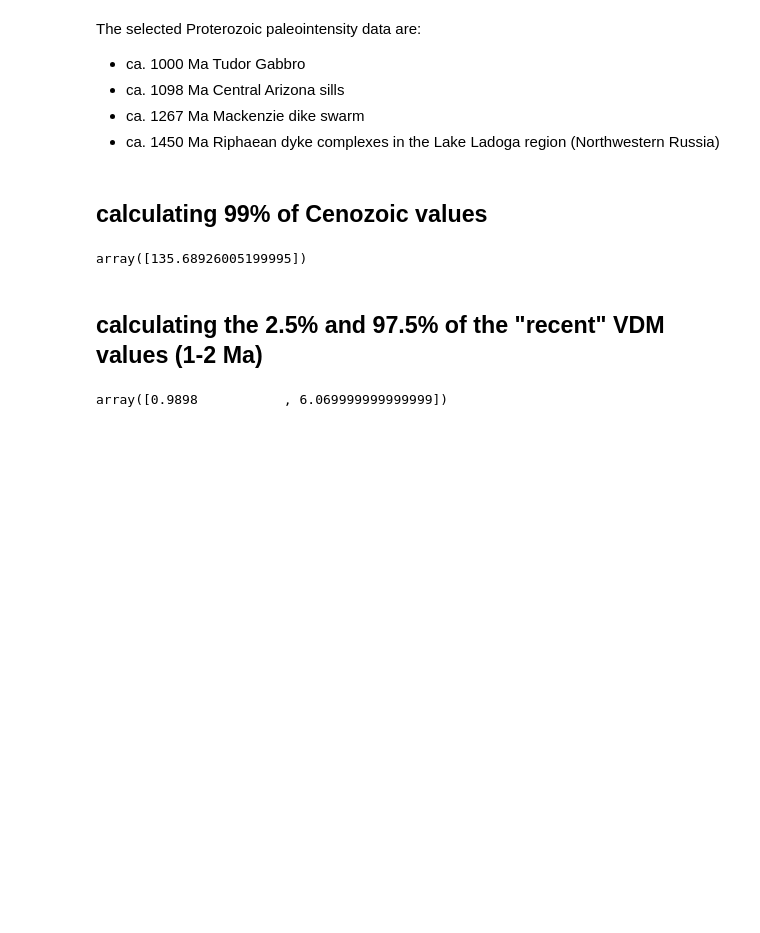
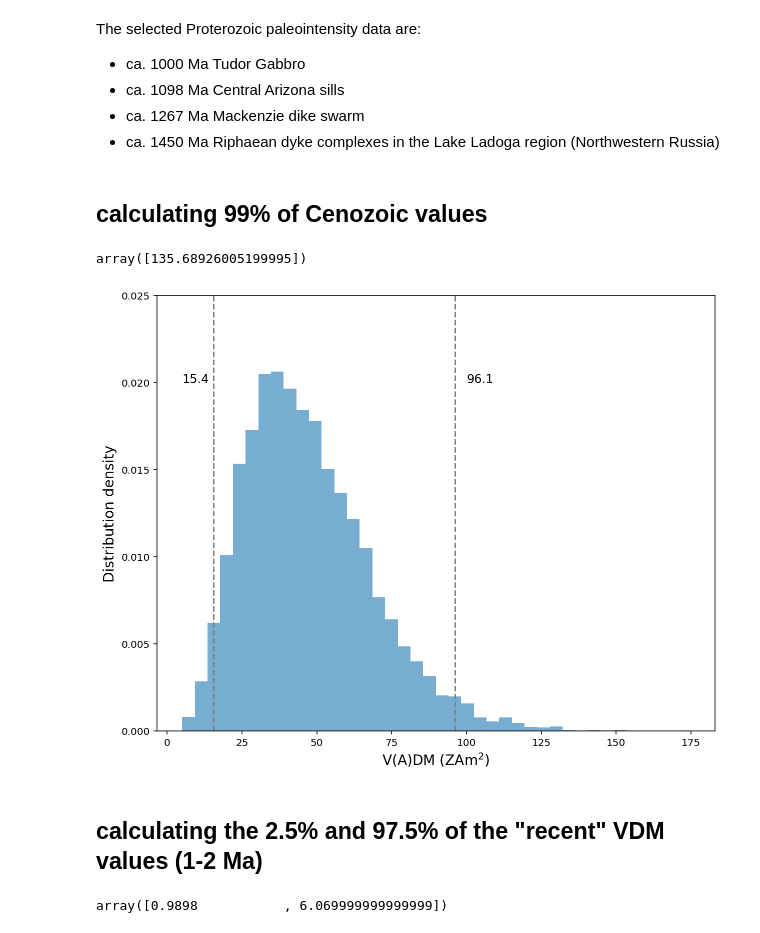
Before and after one commit to Swanson-Hysell-Group/AX_BD_PINT, a Jupyter notebook: code/AX_BD_PINT.ipynb, the cells around one changed output. Saved outputs shown, nothing was run; the diff lists cells and outputs as text; code cells hidden in the pictures; blank space fills up the shorter version.

```diff
--- a/code/AX_BD_PINT.ipynb
+++ b/code/AX_BD_PINT.ipynb
@@ -1074,6 +1071,27 @@ PINT_66Ma = All_PINT_data[All_PINT_data.AGE < 66]
 np.percentile(PINT_66Ma['VDM+VADM'].dropna(), [99])
 # %% [output]
 array([135.68926005199995])
+# %%
+Cenozoic_resamples = []
+for i in range(10000):
+    Cenozoic_resamples.append(PINT_66Ma['VDM+VADM'].dropna().sample(n=2).mean())
+# %%
+Cenozoic_resample_low, Cenozoic_resample_high = np.round(np.percentile(Cenozoic_resamples, [2.5, 97.5]), 1)
+
+plt.figure(figsize=(10, 8))
+plt.hist(Cenozoic_resamples, bins=40, density=1, color='C0', alpha=0.6)
+plt.plot([Cenozoic_resample_low, Cenozoic_resample_low], [0, 1], c='grey', ls='--')
+plt.plot([Cenozoic_resample_high, Cenozoic_resample_high], [0, 1], c='grey', ls='--')
+
+plt.text(5, 0.02, str(Cenozoic_resample_low), fontdict={'fontsize':12})
+plt.text(100, 0.02, str(Cenozoic_resample_high), fontdict={'fontsize':12})
+plt.ylim(0, 0.025)
+plt.xlabel('V(A)DM (ZAm$^2$)', fontsize=14)
+plt.ylabel('Distribution density', fontsize=14)
+plt.savefig('code_output/Cenozoic_resample.pdf', bbox_inches='tight')
+plt.show()
+# %% [output]
+[figure, added]
 # %% [markdown]
 ## calculating the 2.5% and 97.5% of the "recent" VDM values (1-2 Ma)
 # %%
```
Also changed, not shown: parts of 2 cells of this notebook, 18 other files.
